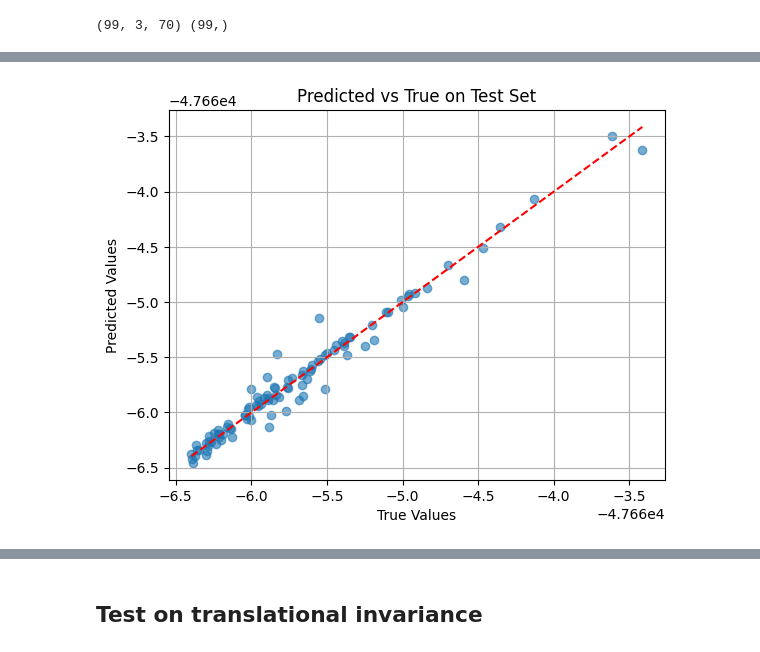
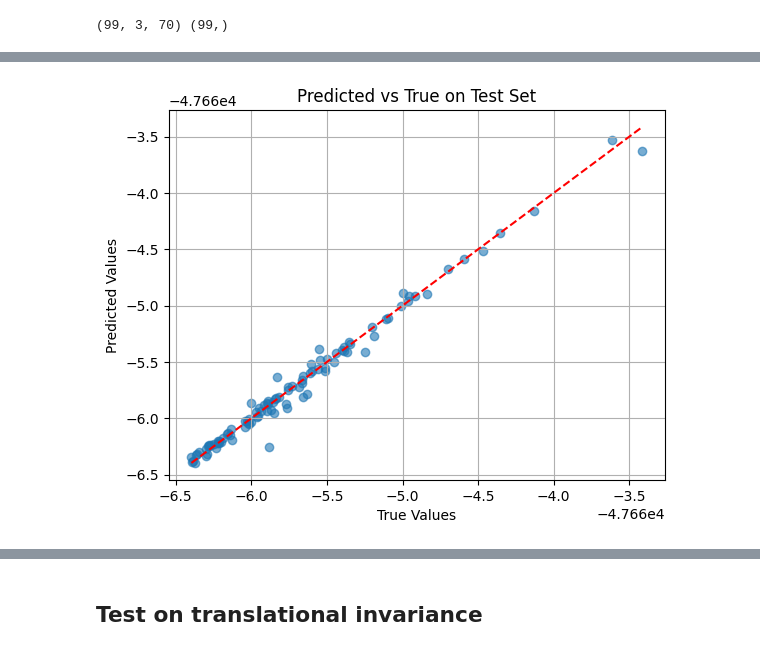
Before and after one commit to yzchensg/pyscf-practice, a Jupyter notebook: scf_gnn.ipynb, the cells around one changed output, grey strips where cells are left out. Drawn from its saved outputs; the diff is of its cells as text; code cells hidden in the pictures.

```diff
--- a/scf_gnn.ipynb
+++ b/scf_gnn.ipynb
@@ -67,7 +92,7 @@ def build_adjacency_from_xyz(coords, threshold=2.0):
     Given coords: (n_atoms, 3), returns (n_atoms, n_atoms) adjacency matrix
     with 1s where Euclidean distance < threshold and 0 elsewhere (excluding self-loops)
     """
-    n = coords.shape[0]
+    # n = coords.shape[0]
     dists = np.linalg.norm(coords[:, None, :] - coords[None, :, :], axis=-1)
     A = (dists < threshold).astype('float32')
     np.fill_diagonal(A, 0.0)  # remove self-loops
@@ -90,7 +115,8 @@ class SCFAtomGraphDataset(Dataset):
         graphs = []
         for x, y, c in zip(self.X, self.Y, self.C):
             A = build_adjacency_from_xyz(c, threshold=self.threshold)  # shape (n_atoms, n_atoms)
-            graphs.append(Graph(x=x, a=A, y=np.array([y])))
+            # try this
+            graphs.append(Graph(x=x, a=A, y=y))
         return graphs
 # %%
 from spektral.layers import GraphSageConv, GlobalSumPool
@@ -121,47 +147,33 @@ class GNNModel(tf.keras.Model):
         x = self.pool([x, i])
         return self.dense(x)
 # %%
-from tensorflow.keras.callbacks import ReduceLROnPlateau
+from tensorflow.keras.callbacks import ReduceLROnPlateau, EarlyStopping
 
 def train_GNN(x_train, y_train, c_train,
               x_val, y_val, c_val,
-              epochs=10, batch_size=32, threshold=1.5, verbose=0):
+              epochs=10, batch_size=32, threshold=2.5, verbose=0):
     # Create dataset
     train_dataset = SCFAtomGraphDataset(x_train, y_train, c_train, threshold=threshold)
 
     # tried: SingleLoader (not compatible with N,3,3 data)
-    train_loader = DisjointLoader(train_dataset, epochs=epochs, batch_size=batch_size, shuffle=True)
+    train_loader = DisjointLoader(train_dataset, batch_size=batch_size, shuffle=True)
 
     val_dataset = SCFAtomGraphDataset(x_val, y_val, c_val, threshold=threshold)
-    val_loader = DisjointLoader(val_dataset, epochs=epochs, batch_size=batch_size, shuffle=False)
-
-    # idx = np.arange(len(X))
-    # rng = np.random.default_rng(42)
-    # rng.shuffle(idx)
-
-    # split = int(0.8 * len(idx))
-    # tr_idx, va_idx = idx[:split], idx[split:]
-
-    # train_ds = SCFAtomGraphDataset(X[tr_idx], Y[tr_idx], C[tr_idx], threshold=2.0)
-    # val_ds   = SCFAtomGraphDataset(X[va_idx], Y[va_idx], C[va_idx], threshold=2.0)
-
-    # train_loader = DisjointLoader(train_ds, batch_size=32, shuffle=True)   # Keras Sequence ✅
-    # val_loader   = DisjointLoader(val_ds,   batch_size=32, shuffle=False)
+    val_loader = DisjointLoader(val_dataset, batch_size=batch_size, shuffle=False)
 
 
-    # # Build and compile model
-    # with tf.device('/CPU:0'):
     model = GNNModel(y_mean=y_train.mean())
     lr_scheduler = ReduceLROnPlateau(monitor='val_loss', factor=0.5, patience=50, min_lr=1e-6)
     model.compile(optimizer='adam', loss='mse')
+    early_stop = EarlyStopping(monitor='val_loss', patience=100, restore_best_weights=True)
 
     # Train
     history = model.fit(train_loader.load(), steps_per_epoch=train_loader.steps_per_epoch,
                         validation_data=val_loader.load(), validation_steps=val_loader.steps_per_epoch,
-                        epochs=epochs, verbose=verbose, callbacks=[lr_scheduler])
+                        epochs=epochs, verbose=verbose, callbacks=[lr_scheduler, early_stop])
 
     return model, history.history
 # %%
-gnn_model, history = train_GNN(x_train=x_train,y_train=y_train, c_train=c_train,
-                           x_val=x_val,y_val=y_val,c_val=c_val,
-                           epochs=5000, verbose=0)
+gnn_model, history = train_GNN(x_train=x_train,y_train=y_train_s, c_train=c_train,
+                           x_val=x_val,y_val=y_val_s,c_val=c_val,
+                           epochs=5000, verbose=1, threshold=1.8)
@@ -182,7 +214,7 @@ print(x_test.shape, y_test.shape)
 (99, 3, 70) (99,)
 # %%
 # Create test dataset and loader
-test_dataset = SCFAtomGraphDataset(x_test, y_test, c_test, threshold=1.5)
+test_dataset = SCFAtomGraphDataset(x_test, y_test_s, c_test, threshold=1.8)
 test_loader = DisjointLoader(test_dataset, epochs=1, batch_size=32, shuffle=False)
 
 # Evaluate on test set
@@ -195,6 +227,7 @@ Test MSE loss: 0.01
 # CRITICAL: **Re‐instantiate** the loader for prediction
 pred_loader = DisjointLoader(test_dataset, batch_size=32, epochs=1, shuffle=False)
 y_pred = gnn_model.predict(pred_loader.load(), steps=pred_loader.steps_per_epoch).flatten()
+y_pred   = (y_pred * y_sd) + y_mu
 
 # 3) Now y_pred.shape == y_true.shape == 99
 print("y_pred shape:", y_pred.shape)
@@ -213,5 +246,5 @@ plt.show()
 y_pred shape: (99,)
-[figure, old version]
+[figure, new version]
 # %%
 from sklearn.metrics import mean_squared_error, mean_absolute_error, r2_score
 
```
Also changed, not shown: parts of 11 cells of this notebook.
